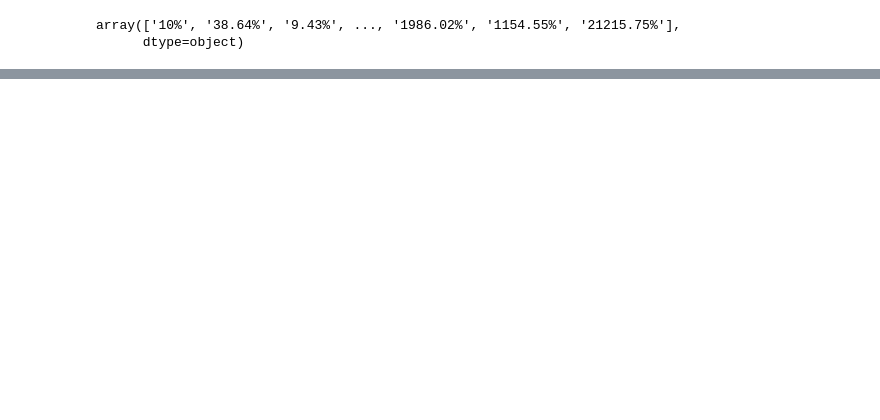
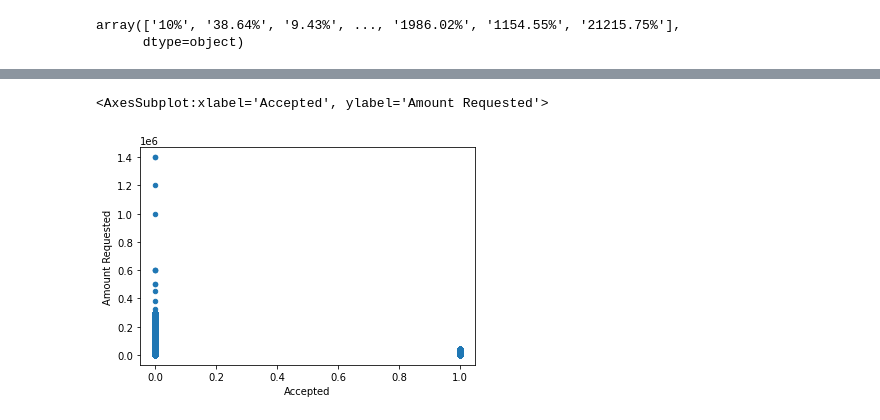
Before and after one commit to wdytfh/Final-Capstone, a Jupyter notebook: Final Capstone Project.ipynb, the cells around one changed output, grey strips where cells are left out. Saved outputs shown, nothing was run; the diff lists cells and outputs as text; code cells hidden in the pictures; blank space fills up the shorter version.

```diff
--- a/Final Capstone Project.ipynb
+++ b/Final Capstone Project.ipynb
@@ -156,0 +208,15 @@ data_final.head
+# %%
+df1 = temp.append(temp2)
+df2 = df1.append(temp3)
+df3 = df2.append(tempb2)
+df4 = df3.append(tempb3)
+df5 = df4.append(tempb4)
+df6 = df5.append(tempb5)
+df7 = df6.append(tempb6)
+df8 = df7.append(tempb7)
+df9 = df8.append(tempb8)
+df = df9.append(tempb9)
+# %%
+data_final['Employment_Length']=df
+# %%
+data_final=data_final.drop('Employment Length',axis=1)
@@ -156,0 +243,2 @@ data_final.head
+# %%
+data_final['Employment_Length']=data_final['Employment_Length'].fillna(0)
@@ -156,0 +281,7 @@ data_final.head
+# %%
+import matplotlib.pyplot as plt
+plt.rcParams['agg.path.chunksize']=10000
+data_final.plot(x='Accepted',y='Amount Requested',kind='scatter')
+# %% [output]
+<AxesSubplot:xlabel='Accepted', ylabel='Amount Requested'>
+[figure, added]
```
Also changed, not shown: parts of 22 cells of this notebook.
